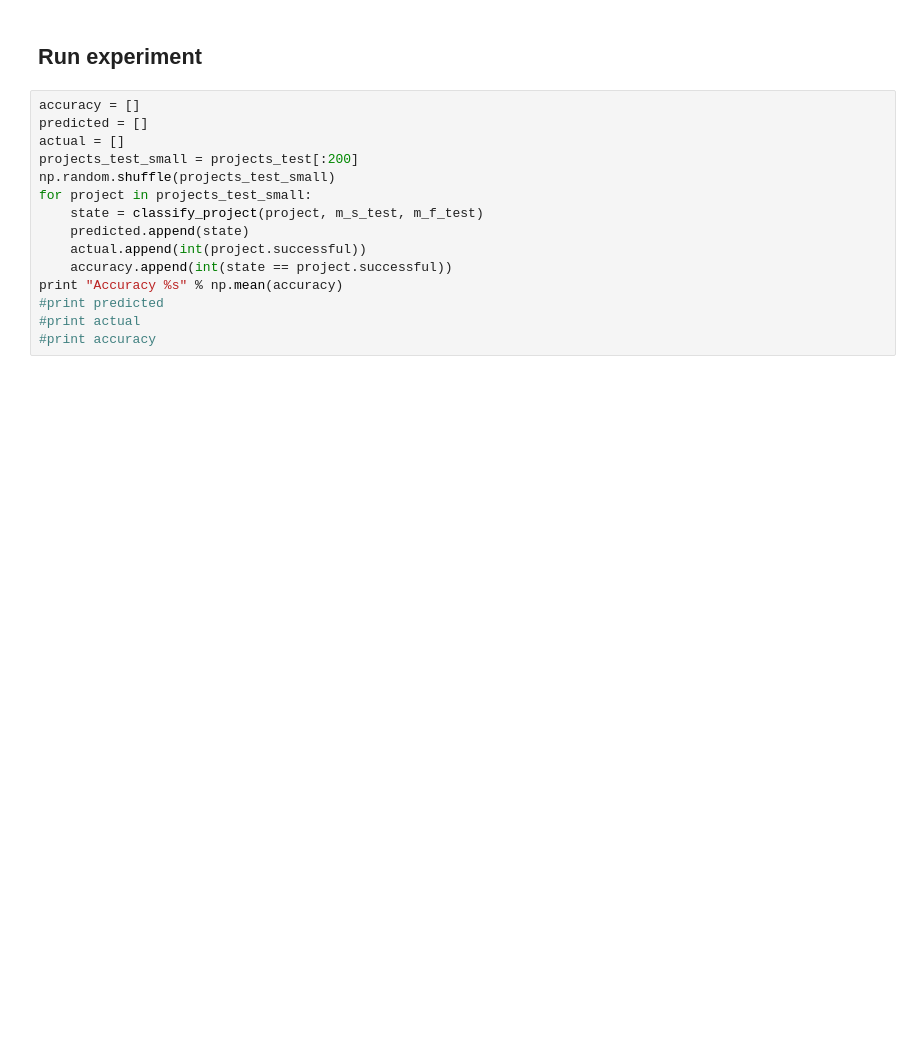
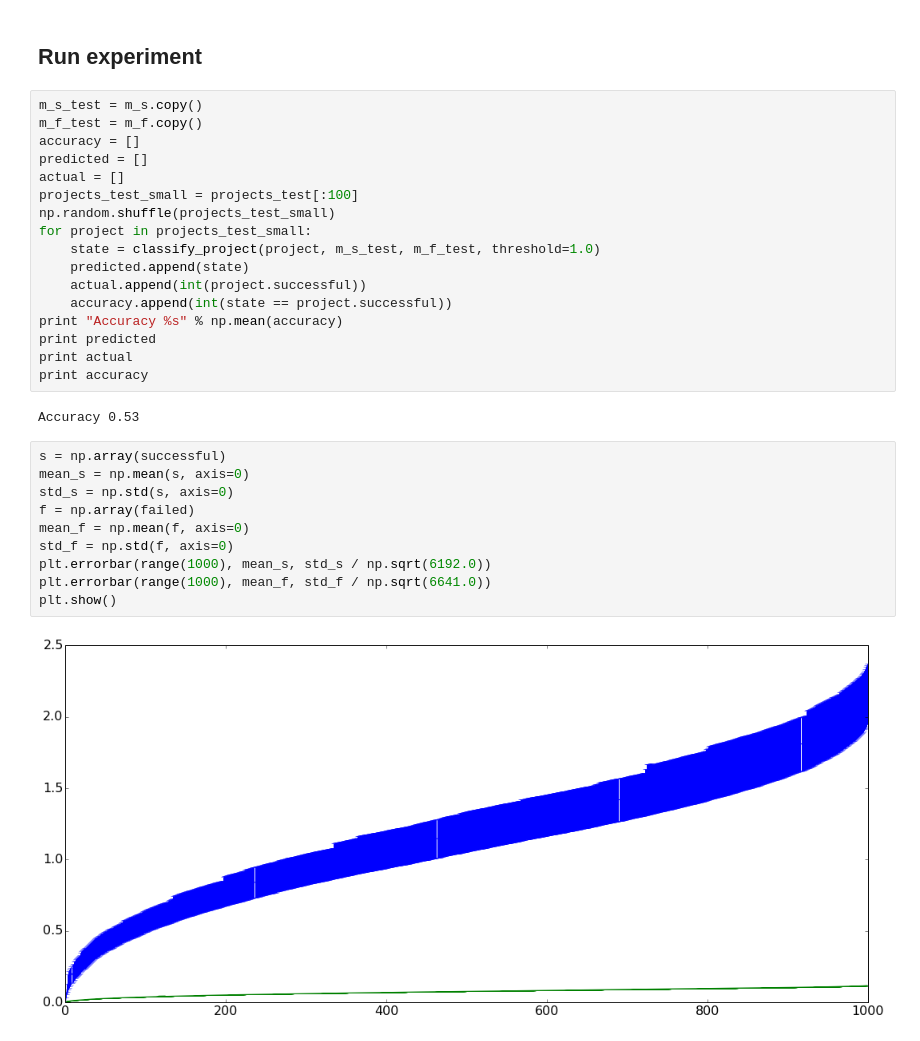
Before and after one commit to vicow/gaussian-process, a Jupyter notebook: notebooks/sidekick-mixture.ipynb, the cells around one changed output. Drawn from its saved outputs; the diff is of its cells as text; blank space fills up the shorter version.

```diff
--- a/notebooks/sidekick-mixture.ipynb
+++ b/notebooks/sidekick-mixture.ipynb
@@ -117,17 +114,33 @@ Predicted successful
 # %% [markdown]
 ## Run experiment
 # %%
+m_s_test = m_s.copy()
+m_f_test = m_f.copy()
 accuracy = []
 predicted = []
 actual = []
-projects_test_small = projects_test[:200]
+projects_test_small = projects_test[:100]
 np.random.shuffle(projects_test_small)
 for project in projects_test_small:
-    state = classify_project(project, m_s_test, m_f_test)
+    state = classify_project(project, m_s_test, m_f_test, threshold=1.0)
     predicted.append(state)
     actual.append(int(project.successful))
     accuracy.append(int(state == project.successful))
 print "Accuracy %s" % np.mean(accuracy)
-#print predicted
-#print actual
-#print accuracy
+print predicted
+print actual
+print accuracy
+# %% [output]
+Accuracy 0.53
+# %%
+s = np.array(successful)
+mean_s = np.mean(s, axis=0)
+std_s = np.std(s, axis=0)
+f = np.array(failed)
+mean_f = np.mean(f, axis=0)
+std_f = np.std(f, axis=0)
+plt.errorbar(range(1000), mean_s, std_s / np.sqrt(6192.0))
+plt.errorbar(range(1000), mean_f, std_f / np.sqrt(6641.0))
+plt.show()
+# %% [output]
+[figure, added]
```
Also changed, not shown: parts of 5 cells of this notebook, 4 other files.
